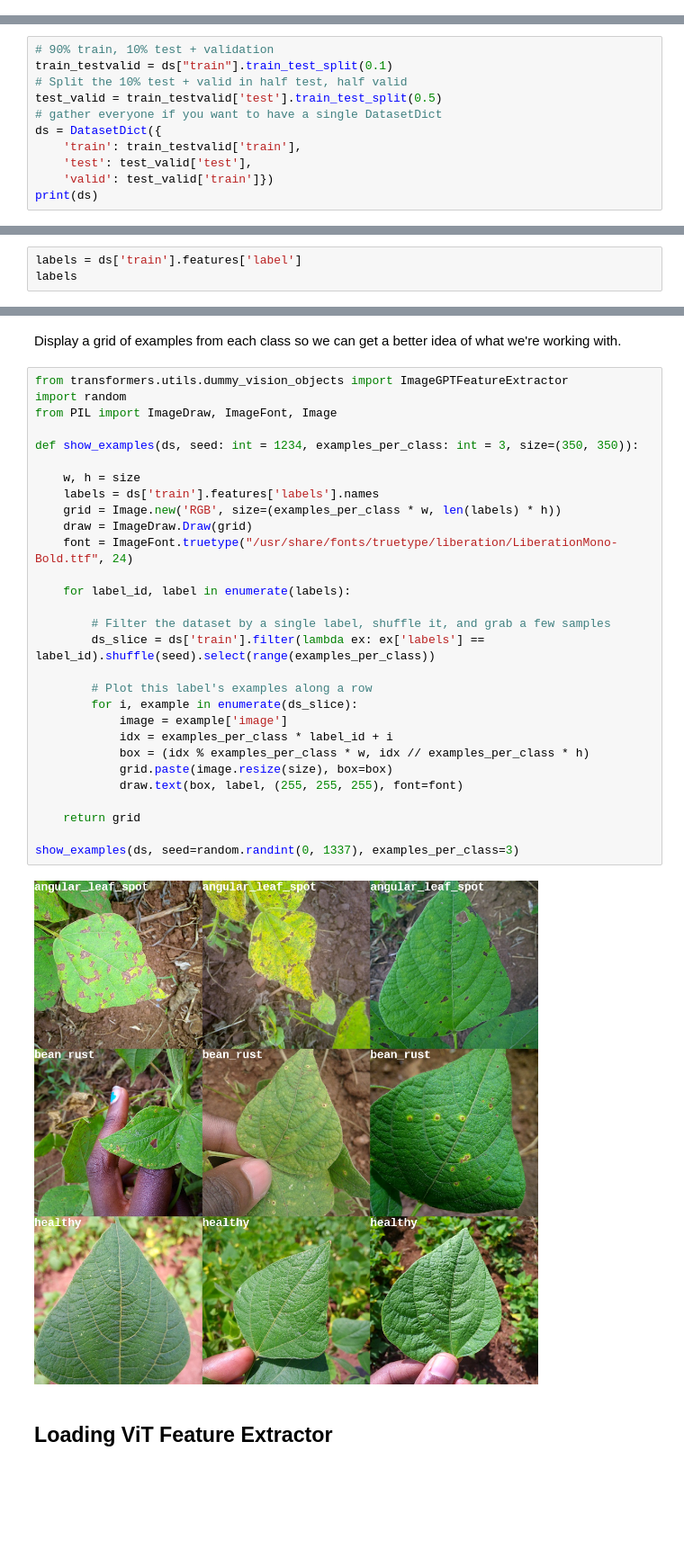
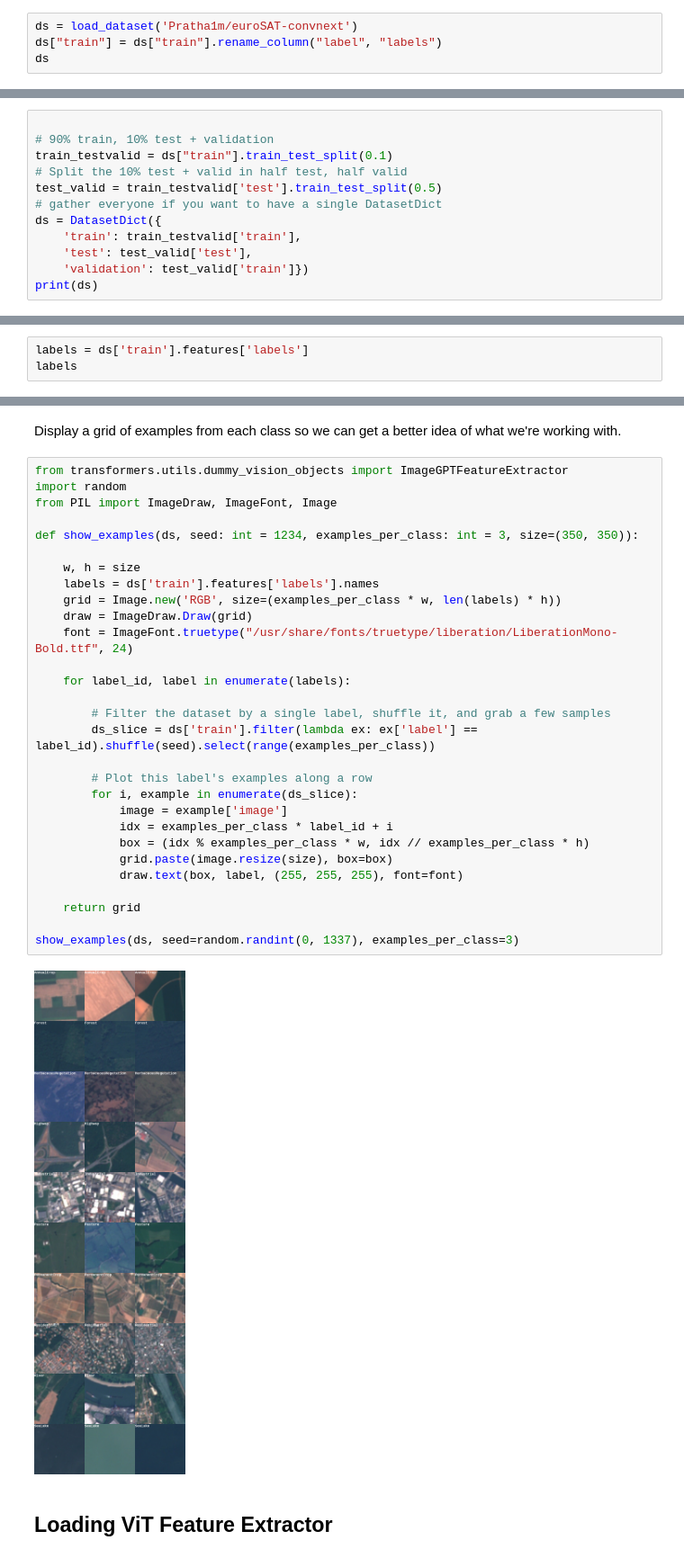
Before and after one commit to JorisCod/earthObservation, a Jupyter notebook: train_hf_vit.ipynb, the cells around one changed output, grey strips where cells are left out. Shown at 90% size. Drawn from its saved outputs; the diff is of its cells as text; blank space fills up the shorter version.

Commit message:
Hugging face training results

```diff
--- a/train_hf_vit.ipynb
+++ b/train_hf_vit.ipynb
@@ -23,0 +15,4 @@ ds
+# %%
+ds = load_dataset('Pratha1m/euroSAT-convnext')
+ds["train"] = ds["train"].rename_column("label", "labels")
+ds
@@ -24,4 +29,5 @@ ds
 # %%
+
 # 90% train, 10% test + validation
 train_testvalid = ds["train"].train_test_split(0.1)
 # Split the 10% test + valid in half test, half valid
@@ -30,5 +36,5 @@ test_valid = train_testvalid['test'].train_test_split(0.5)
 ds = DatasetDict({
     'train': train_testvalid['train'],
     'test': test_valid['test'],
-    'valid': test_valid['train']})
+    'validation': test_valid['train']})
 print(ds)
@@ -35,3 +56,3 @@ print(ds)
 # %%
-labels = ds['train'].features['label']
+labels = ds['train'].features['labels']
 labels
@@ -63,34 +84,34 @@ Display a grid of examples from each class so we can get a better idea of what w
 # %%
 from transformers.utils.dummy_vision_objects import ImageGPTFeatureExtractor
 import random
 from PIL import ImageDraw, ImageFont, Image
 
 def show_examples(ds, seed: int = 1234, examples_per_class: int = 3, size=(350, 350)):
 
     w, h = size
     labels = ds['train'].features['labels'].names
     grid = Image.new('RGB', size=(examples_per_class * w, len(labels) * h))
     draw = ImageDraw.Draw(grid)
     font = ImageFont.truetype("/usr/share/fonts/truetype/liberation/LiberationMono-Bold.ttf", 24)
 
     for label_id, label in enumerate(labels):
 
         # Filter the dataset by a single label, shuffle it, and grab a few samples
-        ds_slice = ds['train'].filter(lambda ex: ex['labels'] == label_id).shuffle(seed).select(range(examples_per_class))
+        ds_slice = ds['train'].filter(lambda ex: ex['label'] == label_id).shuffle(seed).select(range(examples_per_class))
 
         # Plot this label's examples along a row
         for i, example in enumerate(ds_slice):
             image = example['image']
             idx = examples_per_class * label_id + i
             box = (idx % examples_per_class * w, idx // examples_per_class * h)
             grid.paste(image.resize(size), box=box)
             draw.text(box, label, (255, 255, 255), font=font)
 
     return grid
 
 show_examples(ds, seed=random.randint(0, 1337), examples_per_class=3)
 # %% [output]
-[figure, old version]
+[figure, new version]
 # %% [markdown]
 ## Loading ViT Feature Extractor
 # %%
```
Also changed, not shown: parts of 36 cells of this notebook, 2 other files.
